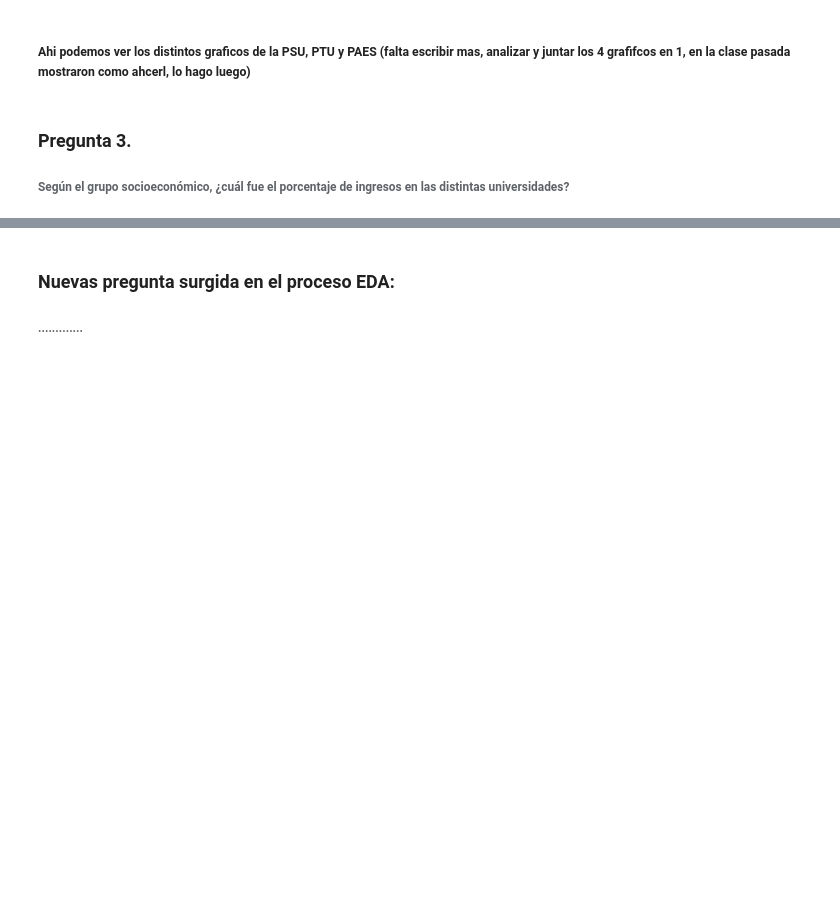
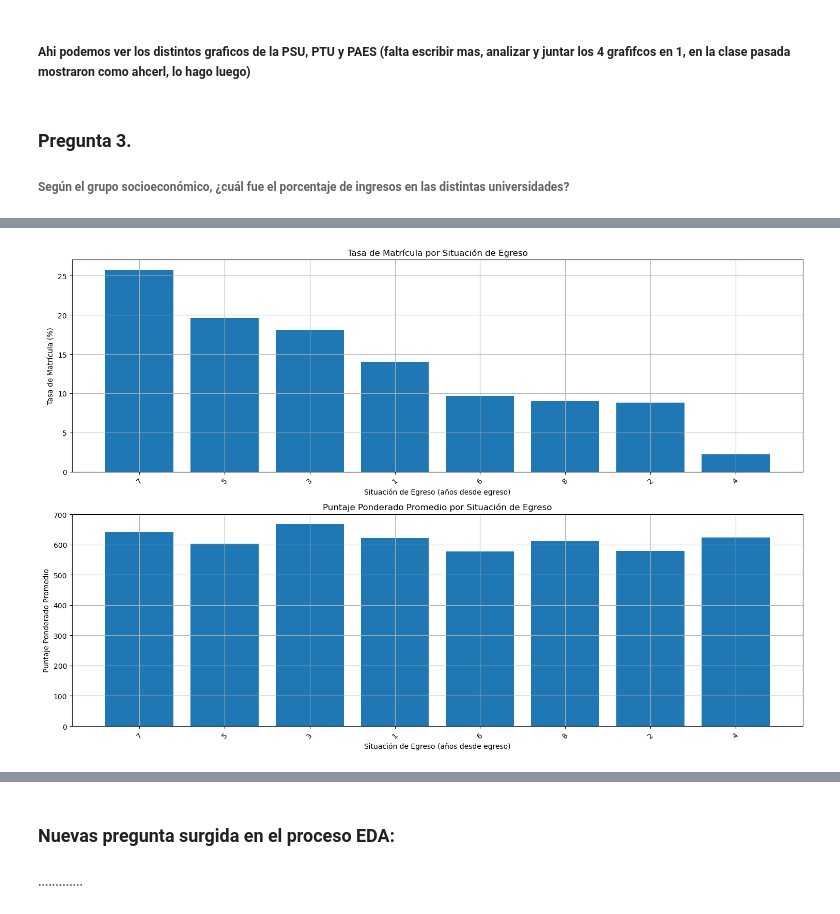
Before and after one commit to Proyecto-IMT-2200/2025-2, a Jupyter notebook: Borrador_Proyecto.ipynb, the cells around one changed output, grey strips where cells are left out. Drawn from its saved outputs; the diff is of its cells as text; code cells hidden in the pictures; blank space fills up the shorter version.

```diff
--- a/Borrador_Proyecto.ipynb
+++ b/Borrador_Proyecto.ipynb
@@ -580,62 +775,25 @@ for i in range(len(lista_final)):
 # %%
-import matplotlib.pyplot as plt
-import seaborn as sns
-
-df_p5 = (
-    total_por_egr.merge(mat_por_egr, on='SIT_EGRESO_STR', how='left').fillna({'n_matriculados': 0})
-    .merge(pond_prom, on='SIT_EGRESO_STR', how='left')
-    .assign(**{'tasa_matricula_%': lambda d: (d['n_matriculados'] / d['n_total']) * 100})
-    .sort_values('tasa_matricula_%', ascending=False)
-)
-
-print('\n--- PREGUNTA 5: Relación egreso y resultados admisión ---')
-display(df_p5)
-
 plt.rcParams['figure.figsize'] = (15, 10)
 plt.rcParams['axes.grid'] = True
 plt.figure()
 
 # Gráfico para tasa de matrícula por situación de egreso
 plt.subplot(2, 1, 1)
 plt.bar(df_p5['SIT_EGRESO_STR'], df_p5['tasa_matricula_%'])
 plt.title('Tasa de Matrícula por Situación de Egreso')
 plt.xlabel('Situación de Egreso (años desde egreso)')
 plt.ylabel('Tasa de Matrícula (%)')
 plt.xticks(rotation=45)
 
 # Gráfico de puntajes promedio por situación de egreso
 plt.subplot(2, 1, 2)
 plt.bar(df_p5['SIT_EGRESO_STR'], df_p5['promedio_ptje_ponderado'])
 plt.title('Puntaje Ponderado Promedio por Situación de Egreso')
 plt.xlabel('Situación de Egreso (años desde egreso)')
 plt.ylabel('Puntaje Ponderado Promedio')
 plt.xticks(rotation=45)
 
 plt.tight_layout()
 plt.show()
-
-df_analisis = df_p5.copy()
-df_analisis['años_desde_egreso'] = pd.to_numeric(df_analisis['SIT_EGRESO_STR'], errors='coerce')
-
-df_analisis = df_analisis.sort_values('años_desde_egreso')
-
-print("\nHALLAZGOS PRINCIPALES:")
-print(f"- Mayor tasa de matrícula: {df_p5['tasa_matricula_%'].max():.1f}% "
-      f"(Situación: {df_p5.loc[df_p5['tasa_matricula_%'].idxmax(), 'SIT_EGRESO_STR']})")
-print(f"- Menor tasa de matrícula: {df_p5['tasa_matricula_%'].min():.1f}% "
-      f"(Situación: {df_p5.loc[df_p5['tasa_matricula_%'].idxmin(), 'SIT_EGRESO_STR']})")
-print(f"- Puntaje promedio más alto: {df_p5['promedio_ptje_ponderado'].max():.1f} "
-      f"(Situación: {df_p5.loc[df_p5['promedio_ptje_ponderado'].idxmax(), 'SIT_EGRESO_STR']})")
-
-corr_tasa = df_analisis['años_desde_egreso'].corr(df_analisis['tasa_matricula_%'])
-corr_puntaje = df_analisis['años_desde_egreso'].corr(df_analisis['promedio_ptje_ponderado'])
-
-print("\nCORRELACIONES:")
-print(f"- Correlación años desde egreso vs tasa de matrícula: {corr_tasa:.3f}")
-print(f"- Correlación años desde egreso vs puntaje promedio: {corr_puntaje:.3f}")
-print("\nCONCLUSIÓN:")
-print("La relación entre situación de egreso y resultados de admisión muestra que los recién egresados (0 años) \n" \
-"tienen mejores resultados tanto en tasas de matrícula como en puntajes, a su vez existe una tendencia descendente en ambos \n" \
-"indicadores a medida que aumentan los años desde el egreso. La brecha más significativa se observa entre recién \n" \
-"egresados y quienes llevan más tiempo fuera del sistema escolar, los datos sugieren que el tiempo transcurrido desde \n" \
-"el egreso tiene un impacto negativo en las oportunidades de acceso a la educación superior")
+# %% [output]
+[figure, added]
```
Also changed, not shown: parts of 39 cells of this notebook.
